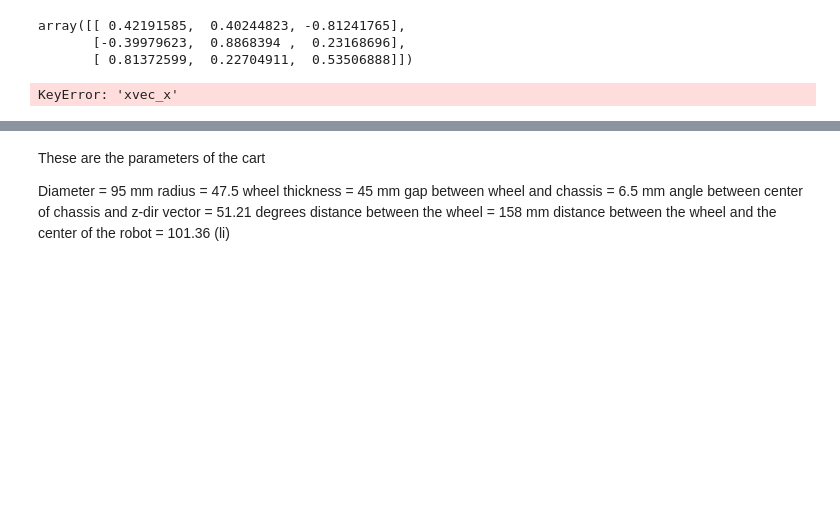
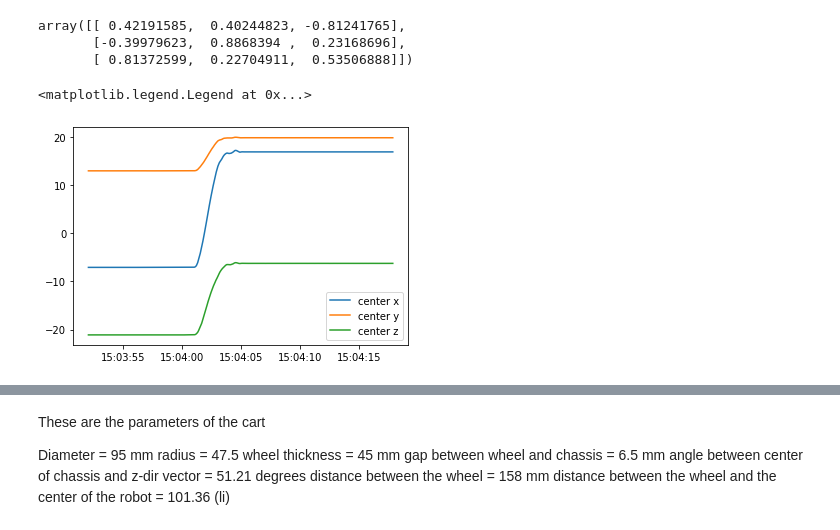
Before and after one commit to SujithChristopher/MIRA, a Jupyter notebook: nano_imu/mecanum_wheel/ipy_notebooks/wheels_vs_mc_realvalues_3.ipynb, the cells around one changed output, grey strips where cells are left out. Cells and saved outputs as stored; diff of their text form; code cells hidden in the pictures; blank space fills up the shorter version.

```diff
--- a/nano_imu/mecanum_wheel/ipy_notebooks/wheels_vs_mc_realvalues_3.ipynb
+++ b/nano_imu/mecanum_wheel/ipy_notebooks/wheels_vs_mc_realvalues_3.ipynb
@@ -103,12 +103,10 @@ array([[ 0.42191585,  0.40244823, -0.81241765],
        [ 0.81372599,  0.22704911,  0.53506888]])
 # %%
 temp_list = []
-for i in range(len(mc["xvec_x"])):
+for i in range(len(mc["xdir_x"])):
     center_val =  np.array(mc[["center_x", "center_y", "center_z"]].iloc[i])
     center_val = center_val.reshape(3,1)
     transformed_center = rot_mat.T @ center_val + v3
     transformed_center = transformed_center.T[0]
     temp_list.append(transformed_center)
 mc[["cen_x", "cen_y", "cen_z"]] = temp_list
-# %% [output]
-KeyError: 'xvec_x'
@@ -119,3 +113,11 @@ plt.plot(mc["cen_x"])
+# %%
+plt.plot(mc["time"], mc["cen_x"]*100, label="center x")
+plt.plot(mc["time"], mc["cen_y"]*100, label="center y")
+plt.plot(mc["time"], mc["cen_z"]*100, label="center z")
+plt.legend()
+# %% [output]
+<matplotlib.legend.Legend at 0x...>
+[figure, added]
 # %%
 """resetting cart values to zero"""
 cart_df["e_fr"] = cart_df["e_fr"]- cart_df["e_fr"].iloc[0]
```
Also changed, not shown: parts of 19 cells of this notebook, 1 other file.
